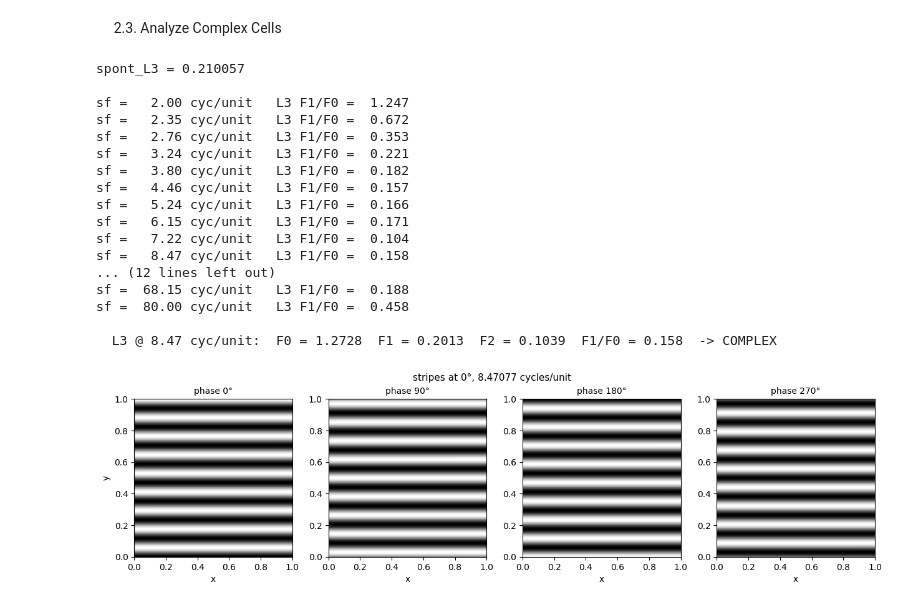
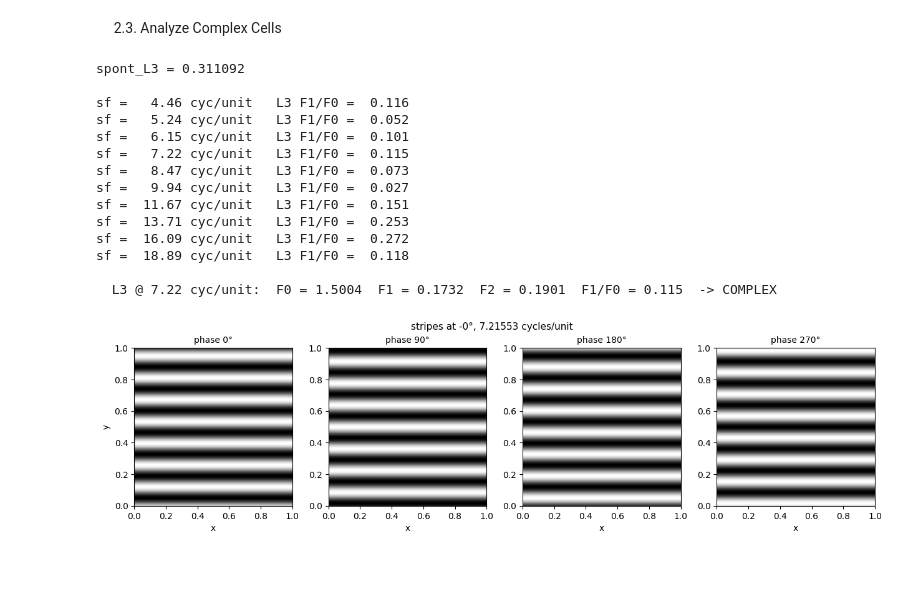
Before and after one commit to Hetznero/chemocnn, a Jupyter notebook: simulations/2d_model.ipynb, the cells around one changed output. Saved outputs shown, nothing was run; the diff lists cells and outputs as text; code cells hidden in the pictures; blank space fills up the shorter version.

```diff
--- a/simulations/2d_model.ipynb
+++ b/simulations/2d_model.ipynb
@@ -18,8 +17,8 @@ from lib.utils import *
 
 N_L0_E = 40000
 N_L0_I = 40000
-N_L1_E = 60000
-N_L1_I = 60000
+N_L1_E = 90000
+N_L1_I = 90000
 N_L2_E = 40000
 N_L3_E = 2
 
@@ -69,11 +68,11 @@ w_0_E =  1.0/(N_L0_E*np.pi*((sig_0_E)**2)*p_0)
 w_0_I =  -1.0/(N_L0_I*np.pi*((sig_0_I)**2)*p_0)
 
 w_1_E =  1.0/(N_L1_E*(1/len(angles))*np.pi*(sig_1_E**2)*p_0)  * 1.4
-w_1_I =  -1.0/(N_L1_I*(1/len(angles))*np.pi*(sig_1_I**2)*p_0) * 1.8
+w_1_I =  -1.0/(N_L1_I*(1/len(angles))*np.pi*(sig_1_I**2)*p_0) * 2.0
 
 #w_2_E = 1
 
-w_2_E   = 1.0/(N_L2_E*(1/len(angles))*np.pi*(sig_2_E**2)*p_0) * 3
+w_2_E   = 1.0/(N_L2_E*(1/len(angles))*np.pi*(sig_2_E**2)*p_0) * 3.5
 
 w_00  =  1.0/(N_L0_E*np.pi*((sig_00)**2)*p_0) * 0.5
 w_11  =  1.0/(N_L1_E*np.pi*((sig_11)**2)*p_0) * 0.5
@@ -652,7 +651,7 @@ Averaging over 25 L1 neurons within 0.01
 #############################
 
 coords = [0.5,0.5]
-target_x, target_y = 0.50, 0.50
+target_x, target_y = 0.505, 0.505
 target_theta = np.radians(0)
 
 spatial_dist = np.sqrt((l_vals_L2_E[:, 0] - target_x)**2 + (l_vals_L2_E[:, 1] - target_y)**2)
@@ -723,7 +722,7 @@ plt.xlabel('Stimulus Orientation (degrees)', fontsize=12)
 plt.ylabel('Synaptic Input from Layer 2', fontsize=12)
 plt.xticks(np.arange(0, 181, 15))
 plt.xlim(0, 180)
-plt.ylim(-0.5,1.25)
+plt.ylim(-0.5,1.35)
 plt.grid(True, linestyle=':', alpha=0.6)
 plt.tight_layout()
 plt.show()
@@ -875,6 +874,7 @@ plt.xlabel('Bar offset perpendicular to $\\theta$', fontsize=12)
 plt.ylabel('Synaptic Input from Layer 2', fontsize=12)
 #plt.axvline(0, color='gray', linestyle='--', alpha=0.5)
 plt.axhline(0, color='k', linewidth=0.8, alpha=0.4)
+plt.ylim(-0.25, 1.4)
 plt.grid(True, linestyle=':', alpha=0.6)
 plt.tight_layout()
 plt.show()
@@ -912,7 +912,7 @@ At the preferred spatial frequency (7.22 cycles/unit):
 #############################
 
 coords = [0.5,0.5]
-target_x, target_y = 0.50, 0.50
+target_x, target_y = 0.515, 0.515
 target_theta = np.radians(90)
 
 spatial_dist = np.sqrt((l_vals_L2_E[:, 0] - target_x)**2 + (l_vals_L2_E[:, 1] - target_y)**2)
@@ -983,7 +983,7 @@ plt.xlabel('Stimulus Orientation (degrees)', fontsize=12)
 plt.ylabel('Synaptic Input from Layer 2', fontsize=12)
 plt.xticks(np.arange(0, 181, 15))
 plt.xlim(0, 180)
-plt.ylim(-0.5,1.25)
+plt.ylim(-0.5,1.35)
 plt.grid(True, linestyle=':', alpha=0.6)
 plt.tight_layout()
 plt.show()
@@ -1135,6 +1135,7 @@ plt.xlabel('Bar offset perpendicular to $\\theta$', fontsize=12)
 plt.ylabel('Synaptic Input from Layer 2', fontsize=12)
 #plt.axvline(0, color='gray', linestyle='--', alpha=0.5)
 plt.axhline(0, color='k', linewidth=0.8, alpha=0.4)
+plt.ylim(-0.25, 1.4)
 plt.grid(True, linestyle=':', alpha=0.6)
 plt.tight_layout()
 plt.show()
@@ -1516,48 +1518,46 @@ for d in offsets:
     mask = np.zeros(N_L0_E)
     mask[stim_indices] = 1
     mask *= n_ref / max(mask.sum(), 1)
 
     A_0 = mask
     A_1 = fwd(ReLU(A_0), W_0)
     A_2 = fwd(ReLU(A_1), W_1)
     A_3 = fwd(ReLU(A_2), W_2_E)
     target_cell_input = A_3[target_idx]
 
     cell_inputs.append(target_cell_input)
 
 cell_inputs = np.asarray(cell_inputs)
 cell_inputs_smooth = gaussian_filter1d(cell_inputs, sigma=1.0, mode='nearest')
 
 plt.figure(figsize=(10, 6))
 plt.plot(offsets, cell_inputs, marker='o', ms=5, linestyle='-', color='indigo',
          linewidth=1, alpha=0.3)
 plt.plot(offsets, cell_inputs_smooth, linestyle='-', color='indigo', linewidth=2.5)
 
 plt.title(f'Spatial RF — Layer 3 (idx {target_idx})', fontsize=14)
 plt.xlabel('Bar offset perpendicular to $\\theta$', fontsize=12)
 plt.ylabel('Synaptic Input from Layer 3', fontsize=12)
 plt.axhline(0, color='k', linewidth=0.8, alpha=0.4)
+plt.ylim(-0.25, 1.25)
 plt.grid(True, linestyle=':', alpha=0.6)
 plt.tight_layout()
 plt.show()
 # %% [output]
-spont_L3 = 0.210057
+spont_L3 = 0.311092
 
-sf =   2.00 cyc/unit   L3 F1/F0 =  1.247
-sf =   2.35 cyc/unit   L3 F1/F0 =  0.672
-sf =   2.76 cyc/unit   L3 F1/F0 =  0.353
-sf =   3.24 cyc/unit   L3 F1/F0 =  0.221
-sf =   3.80 cyc/unit   L3 F1/F0 =  0.182
-sf =   4.46 cyc/unit   L3 F1/F0 =  0.157
-sf =   5.24 cyc/unit   L3 F1/F0 =  0.166
-sf =   6.15 cyc/unit   L3 F1/F0 =  0.171
-sf =   7.22 cyc/unit   L3 F1/F0 =  0.104
-sf =   8.47 cyc/unit   L3 F1/F0 =  0.158
-... (12 lines left out)
-sf =  68.15 cyc/unit   L3 F1/F0 =  0.188
-sf =  80.00 cyc/unit   L3 F1/F0 =  0.458
+sf =   4.46 cyc/unit   L3 F1/F0 =  0.116
+sf =   5.24 cyc/unit   L3 F1/F0 =  0.052
+sf =   6.15 cyc/unit   L3 F1/F0 =  0.101
+sf =   7.22 cyc/unit   L3 F1/F0 =  0.115
+sf =   8.47 cyc/unit   L3 F1/F0 =  0.073
+sf =   9.94 cyc/unit   L3 F1/F0 =  0.027
+sf =  11.67 cyc/unit   L3 F1/F0 =  0.151
+sf =  13.71 cyc/unit   L3 F1/F0 =  0.253
+sf =  16.09 cyc/unit   L3 F1/F0 =  0.272
+sf =  18.89 cyc/unit   L3 F1/F0 =  0.118
 
-  L3 @ 8.47 cyc/unit:  F0 = 1.2728  F1 = 0.2013  F2 = 0.1039  F1/F0 = 0.158  -> COMPLEX
+  L3 @ 7.22 cyc/unit:  F0 = 1.5004  F1 = 0.1732  F2 = 0.1901  F1/F0 = 0.115  -> COMPLEX
-[figure, old version]
+[figure, new version]
 Index: 0
 Location: x=0.500, y=0.500
```
Also changed, not shown: parts of 10 cells of this notebook.
